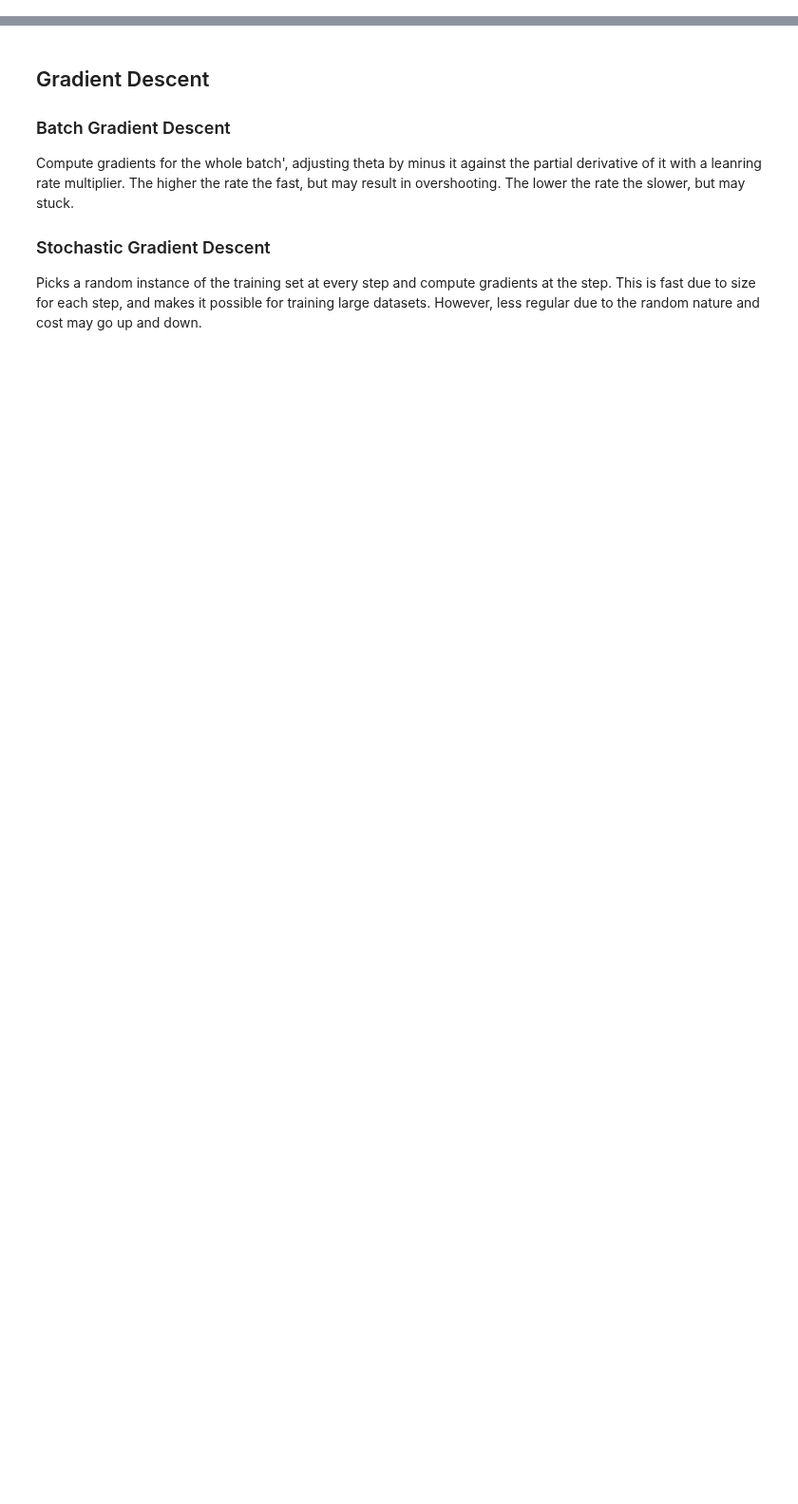
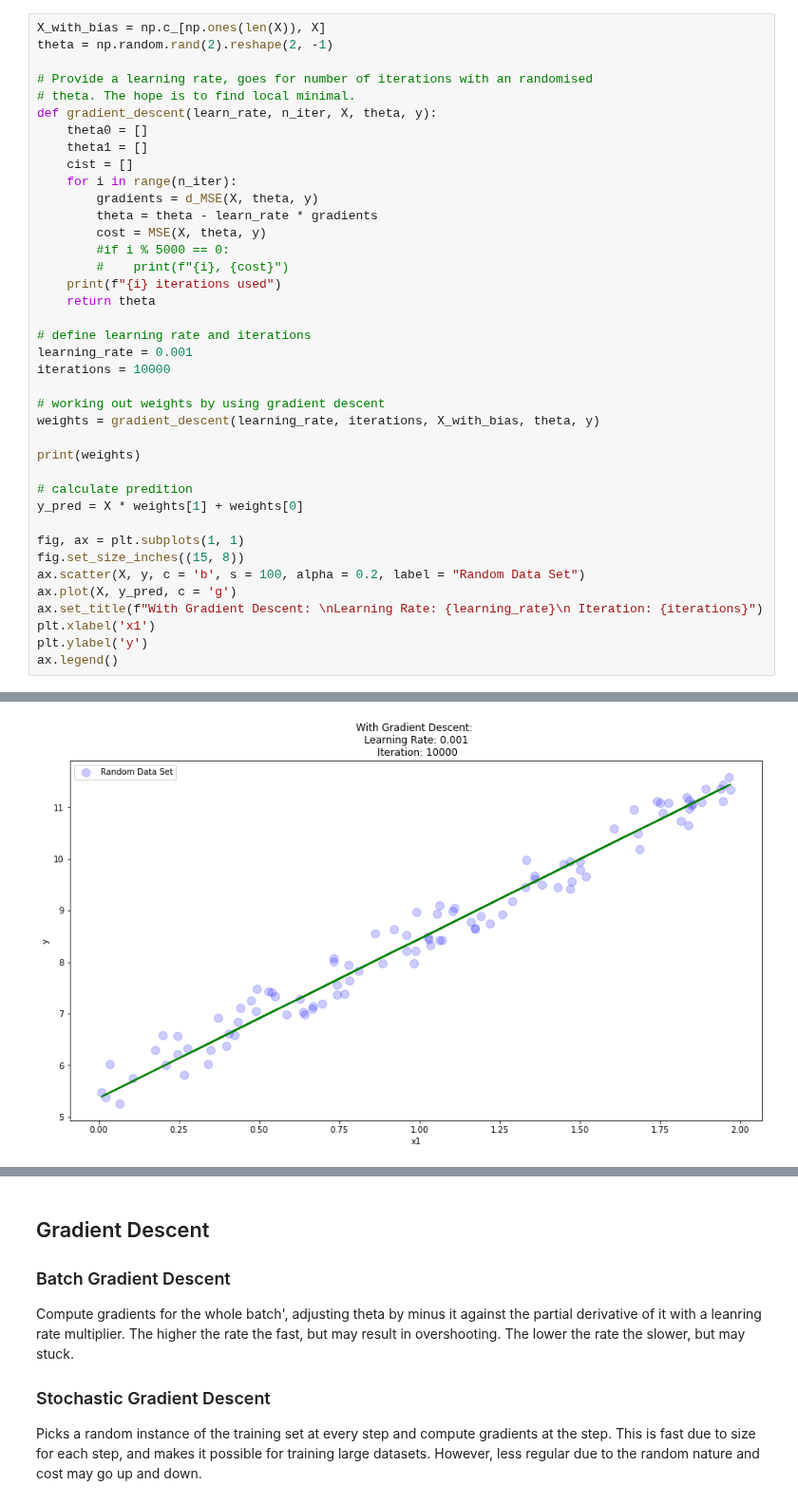
Before and after one commit to auslei/python, a Jupyter notebook: training_models/1.0_linear_regression.ipynb, the cells around one changed output, grey strips where cells are left out. Shown at 95% size. Drawn from its saved outputs; the diff is of its cells as text; blank space fills up the shorter version.

```diff
--- a/training_models/1.0_linear_regression.ipynb
+++ b/training_models/1.0_linear_regression.ipynb
@@ -79,0 +132,40 @@ array([[4.50691602],
+# %%
+X_with_bias = np.c_[np.ones(len(X)), X]
+theta = np.random.rand(2).reshape(2, -1)
+
+# Provide a learning rate, goes for number of iterations with an randomised
+# theta. The hope is to find local minimal.
+def gradient_descent(learn_rate, n_iter, X, theta, y):
+    theta0 = []
+    theta1 = []
+    cist = []
+    for i in range(n_iter):
+        gradients = d_MSE(X, theta, y)
+        theta = theta - learn_rate * gradients
+        cost = MSE(X, theta, y)
+        #if i % 5000 == 0:
+        #    print(f"{i}, {cost}")
+    print(f"{i} iterations used")
+    return theta
+
+# define learning rate and iterations
+learning_rate = 0.001
+iterations = 10000
+
+# working out weights by using gradient descent
+weights = gradient_descent(learning_rate, iterations, X_with_bias, theta, y)
+
+print(weights)
+
+# calculate predition
+y_pred = X * weights[1] + weights[0]
+
+fig, ax = plt.subplots(1, 1)
+fig.set_size_inches((15, 8))
+ax.scatter(X, y, c = 'b', s = 100, alpha = 0.2, label = "Random Data Set")
+ax.plot(X, y_pred, c = 'g')
+ax.set_title(f"With Gradient Descent: \nLearning Rate: {learning_rate}\n Iteration: {iterations}")
+plt.xlabel('x1')
+plt.ylabel('y')
+ax.legend()
+# %% [output]
@@ -79,0 +176 @@ array([[4.50691602],
+[figure, added]
```
Also changed, not shown: parts of 22 cells of this notebook, 6 other files.
